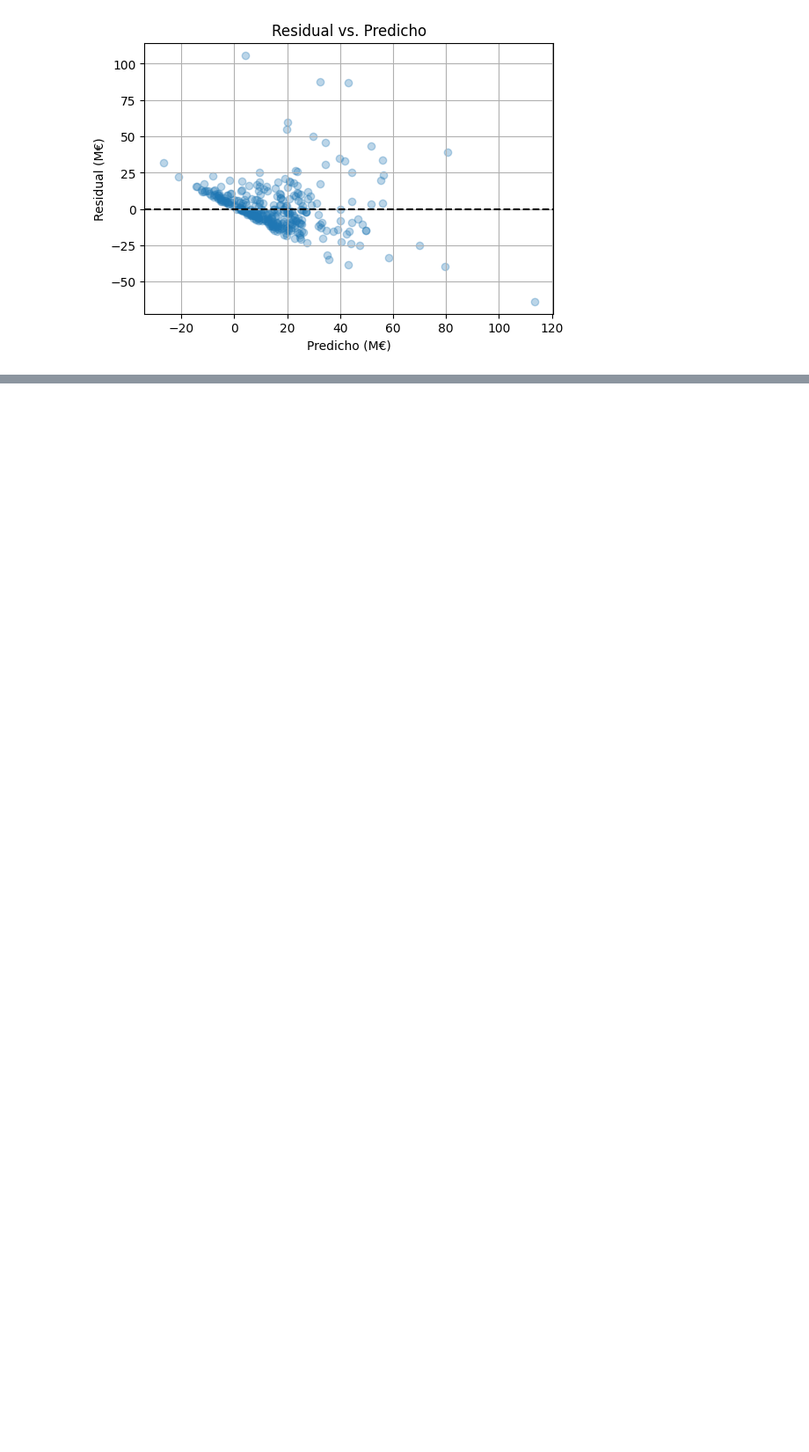
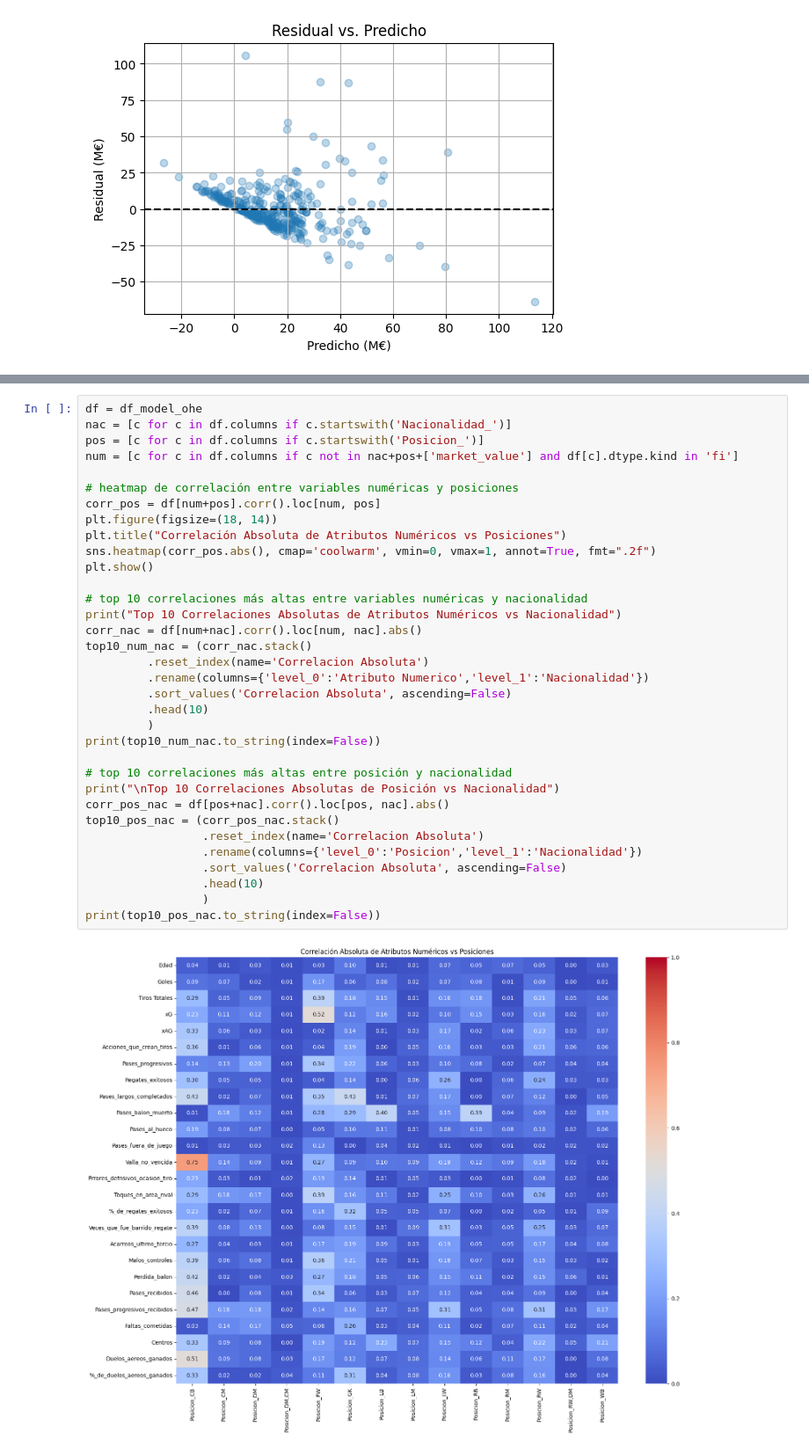
Before and after one commit to afgomezg1/Laboratorios-BI, a Jupyter notebook: Laboratorio 1/Laboratorio1.ipynb, the cells around one changed output, grey strips where cells are left out. Shown at 88% size. Drawn from its saved outputs; the diff is of its cells as text; blank space fills up the shorter version.

```diff
--- a/Laboratorio 1/Laboratorio1.ipynb
+++ b/Laboratorio 1/Laboratorio1.ipynb
@@ -1264,0 +1270,36 @@ plt.xlabel("Predicho (M€)"); plt.ylabel("Residual (M€)"); plt.title("Residua
+# %%
+df = df_model_ohe
+nac = [c for c in df.columns if c.startswith('Nacionalidad_')]
+pos = [c for c in df.columns if c.startswith('Posicion_')]
+num = [c for c in df.columns if c not in nac+pos+['market_value'] and df[c].dtype.kind in 'fi']
+
+# heatmap de correlación entre variables numéricas y posiciones
+corr_pos = df[num+pos].corr().loc[num, pos]
+plt.figure(figsize=(18, 14))
+plt.title("Correlación Absoluta de Atributos Numéricos vs Posiciones")
+sns.heatmap(corr_pos.abs(), cmap='coolwarm', vmin=0, vmax=1, annot=True, fmt=".2f")
+plt.show()
+
+# top 10 correlaciones más altas entre variables numéricas y nacionalidad
+print("Top 10 Correlaciones Absolutas de Atributos Numéricos vs Nacionalidad")
+corr_nac = df[num+nac].corr().loc[num, nac].abs()
+top10_num_nac = (corr_nac.stack()
+         .reset_index(name='Correlacion Absoluta')
+         .rename(columns={'level_0':'Atributo Numerico','level_1':'Nacionalidad'})
+         .sort_values('Correlacion Absoluta', ascending=False)
+         .head(10)
+         )
+print(top10_num_nac.to_string(index=False))
+
+# top 10 correlaciones más altas entre posición y nacionalidad
+print("\nTop 10 Correlaciones Absolutas de Posición vs Nacionalidad")
+corr_pos_nac = df[pos+nac].corr().loc[pos, nac].abs()
+top10_pos_nac = (corr_pos_nac.stack()
+                 .reset_index(name='Correlacion Absoluta')
+                 .rename(columns={'level_0':'Posicion','level_1':'Nacionalidad'})
+                 .sort_values('Correlacion Absoluta', ascending=False)
+                 .head(10)
+                 )
+print(top10_pos_nac.to_string(index=False))
+# %% [output]
+[figure, added]
```
Also changed, not shown: parts of 34 cells of this notebook.
